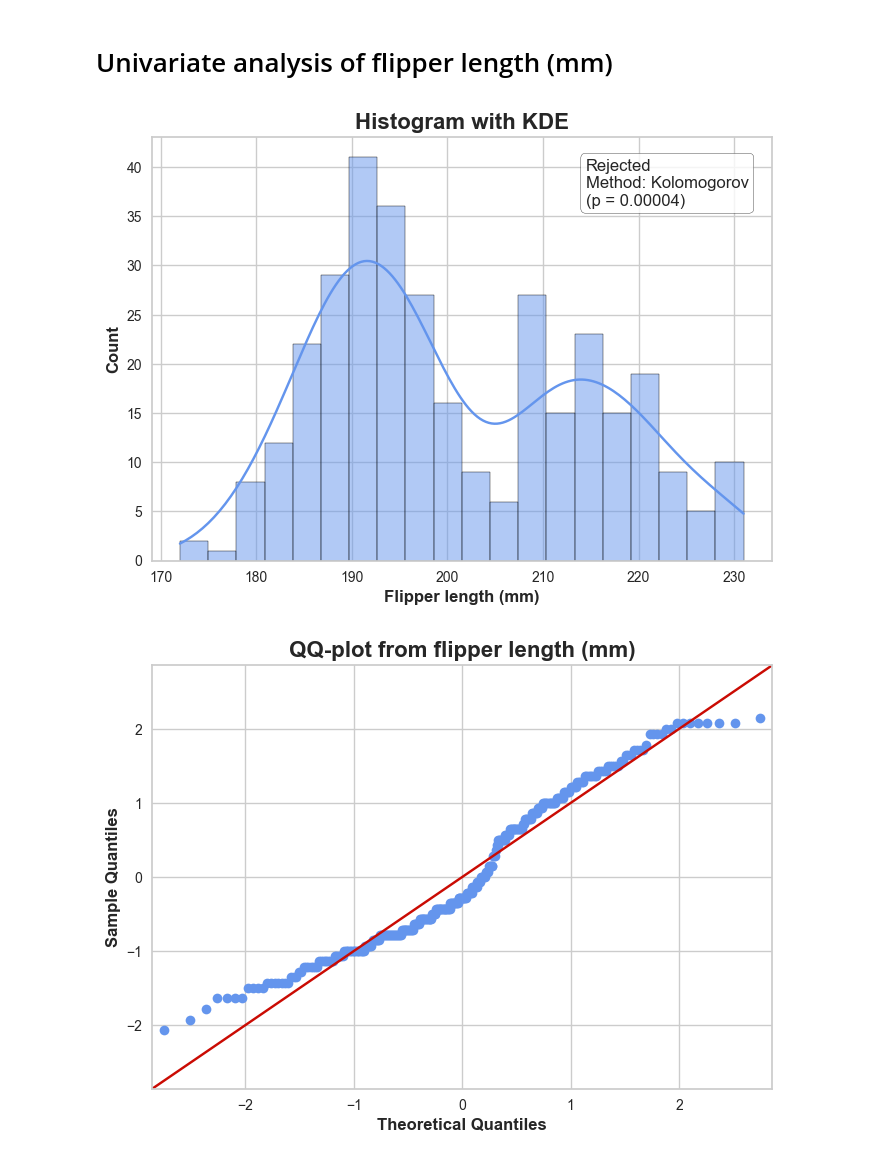
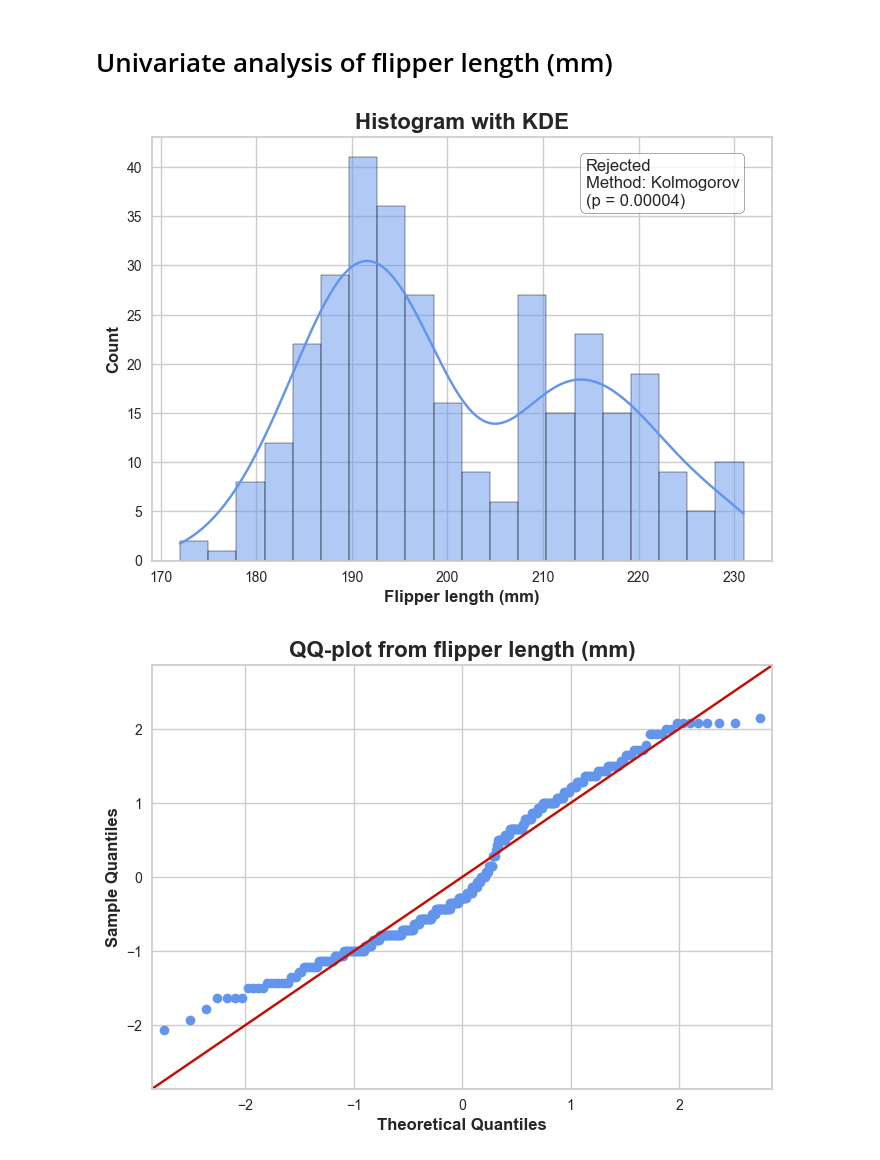
Before and after one commit to 1markmus/Clustering-of-penguins, a Jupyter notebook: Clustering penguins.ipynb, the cells around one changed output. Drawn from its saved outputs; the diff is of its cells as text; code cells hidden in the pictures.

```diff
--- a/Clustering penguins.ipynb
+++ b/Clustering penguins.ipynb
@@ -201,7 +201,7 @@ if len(penguins) > 50:
     ks = kstest(penguins["flipper_length_mm"], "norm", args=(mean, std))
 
     # Method
-    method = "Kolomogorov"
+    method = "Kolmogorov"
 
     # p-value
     gauss = ks.pvalue
@@ -249,34 +249,34 @@ props_hist = dict(boxstyle='round', facecolor='white', alpha=0.8)
 ax.text(
     0.70,
     0.95,
     text_hist,
     transform=ax.transAxes,
     fontsize=12,
     verticalalignment='top',
     bbox=props_hist
     )
 
 # Title
 plt.title(
     "Histogram with KDE",
     fontweight = "bold",
     fontsize = 16
 )
 
 # Axis labels
 plt.xlabel(
     "Flipper length (mm)",
     fontweight = "bold",
     fontsize = 12
 )
 plt.ylabel(
     "Count",
     fontweight = "bold",
     fontsize = 12
 )
 plt.show()
 # %% [output]
-[figure, old version]
+[figure, new version]
 # %%
 # QQ-plot
 fig, ax = plt.subplots()
```
Also changed, not shown: parts of 12 cells of this notebook.
